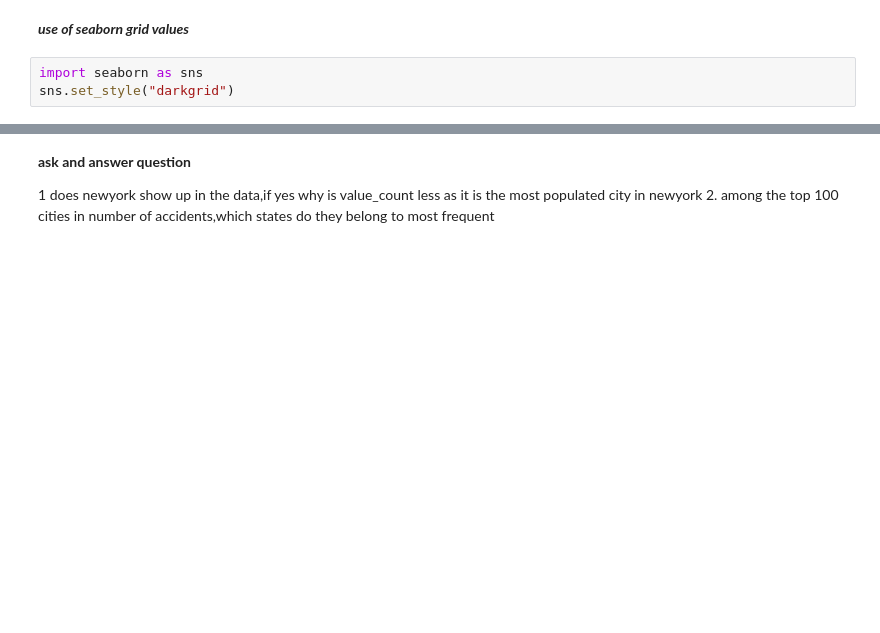
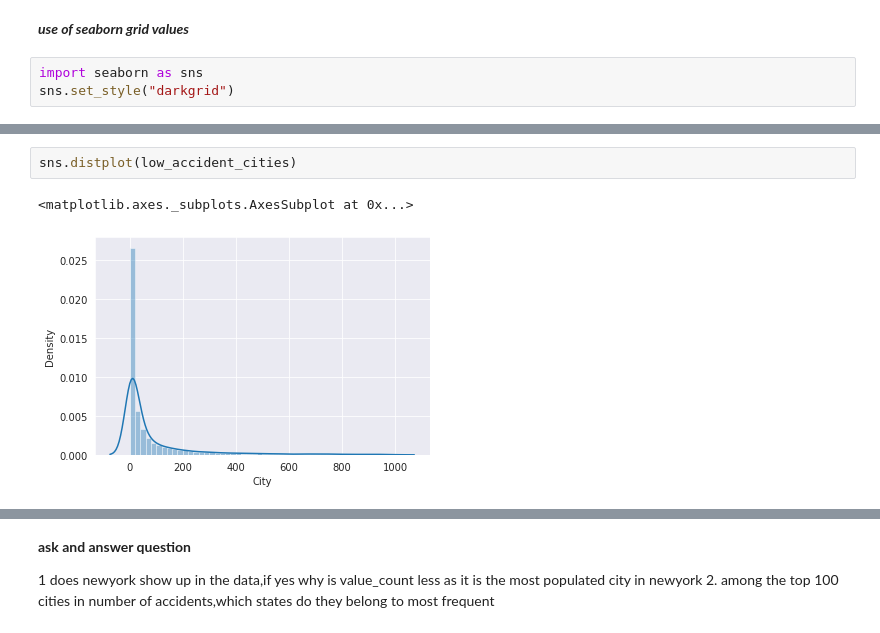
Before and after one commit to gagan-1999/accidents, a Jupyter notebook: accidents.ipynb, the cells around one changed output, grey strips where cells are left out. Drawn from its saved outputs; the diff is of its cells as text; blank space fills up the shorter version.

```diff
--- a/accidents.ipynb
+++ b/accidents.ipynb
@@ -241,0 +268,5 @@ sns.set_style("darkgrid")
+# %%
+sns.distplot(low_accident_cities)
+# %% [output]
+<matplotlib.axes._subplots.AxesSubplot at 0x...>
+[figure, added]
```
Also changed, not shown: parts of 9 cells of this notebook.
